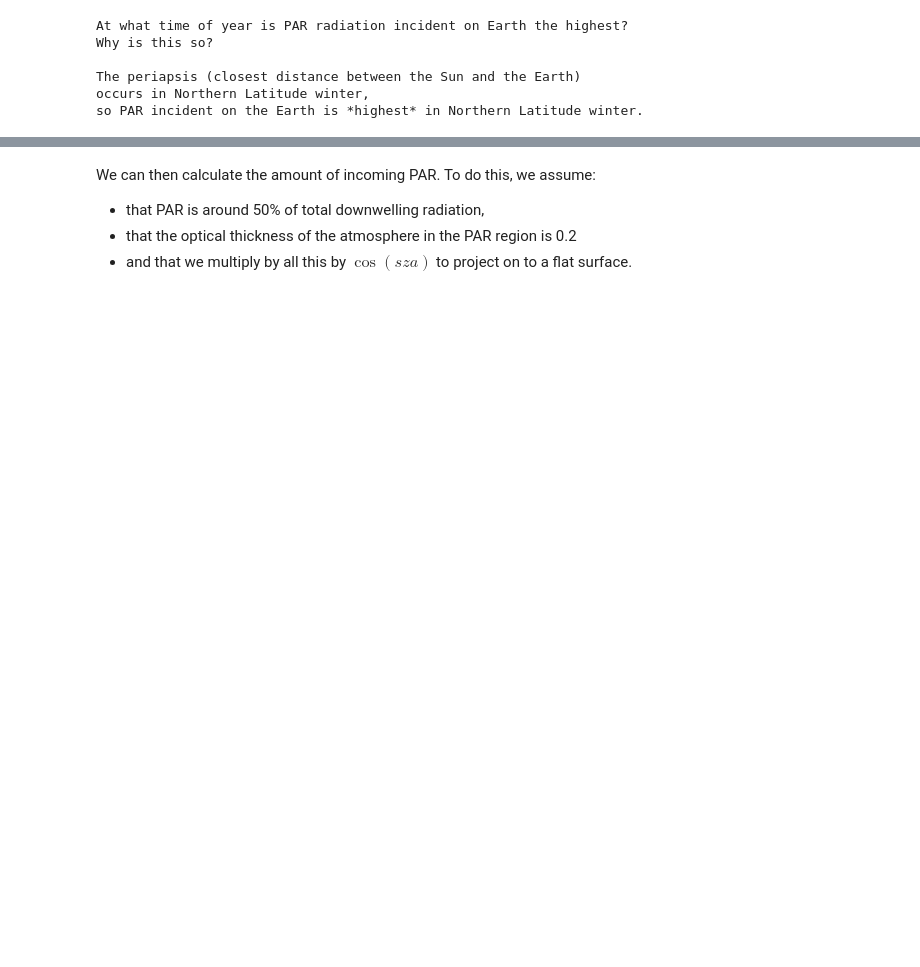
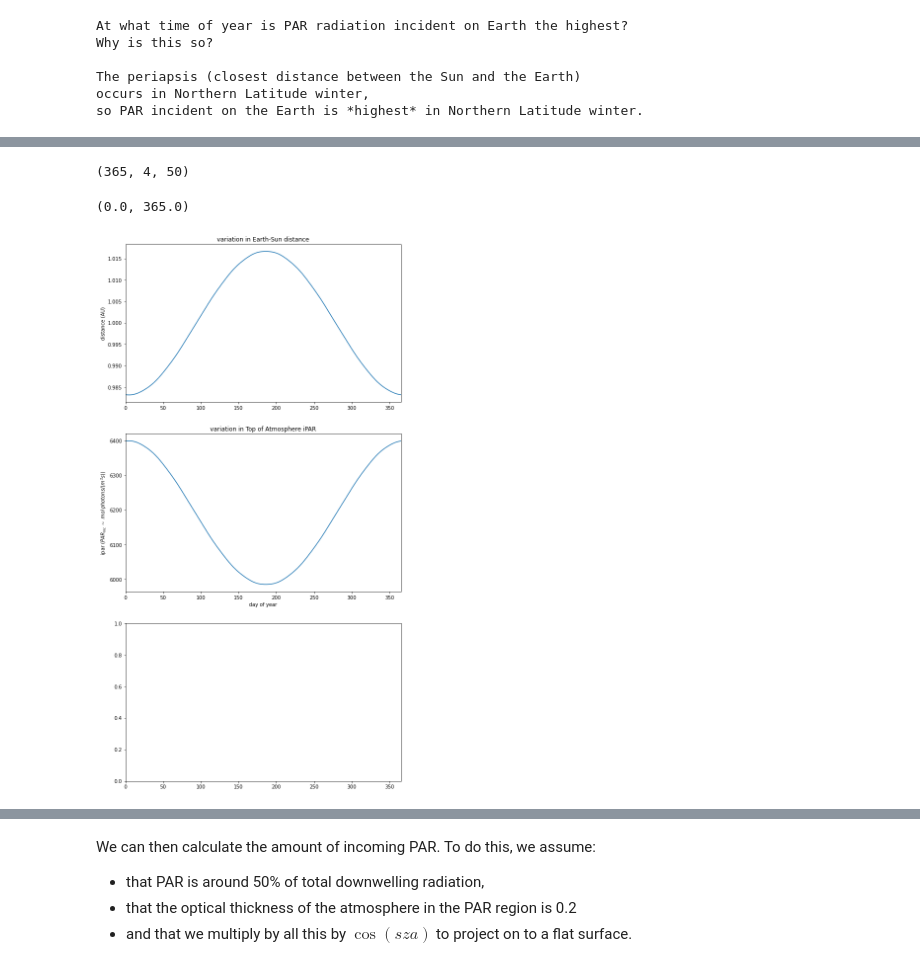
Before and after one commit to UCL-EO/geog0133-practicals, a Jupyter notebook: notebooks/03-Photosynthesis_Modelling_Practical.ipynb, the cells around one changed output, grey strips where cells are left out. Drawn from its saved outputs; the diff is of its cells as text; code cells hidden in the pictures; blank space fills up the shorter version.

```diff
--- a/notebooks/03-Photosynthesis_Modelling_Practical.ipynb
+++ b/notebooks/03-Photosynthesis_Modelling_Practical.ipynb
@@ -637,0 +650,47 @@ Why do we have the seasons we do?
+# %%
+year=2020
+doys = np.arange(1,366)
+dts = [datetime(year,1,1) + timedelta(int(doy)-1) for doy in doys]
+
+latitudes = [90-23.5,23.5,-23.5,25.5-90]
+lat = latitudes[0]
+data = np.array([solar_model(0.,[0,30],np.arange(25),dt.day,dt.month,dt.year,lat,0) for dt in dts])
+
+# proportion of SW that is in PAR
+parprop = 0.5
+# cos of sza
+mu = np.cos(data[:,1,:])
+# ipar
+ipar = (data[:,3,:] * mu *
+
+
+        ipar = solar_radiation* parprop * np.exp(-tau/mu) * mu
+# %% [output]
+(365, 4, 50)
+# %%
+year=2020
+doys = np.arange(1,366)
+dts = [datetime(year,1,1) + timedelta(int(doy)-1) for doy in doys]
+
+latitudes = [90-23.5,23.5,-23.5,25.5-90]
+fig,axs = plt.subplots(len(latitudes),1,figsize=(10,20))
+
+for i,lat in enumerate(latitudes):
+    # solar distance per 1/2 hour
+    data = [solar_model(0.,[0,30],np.arange(25),dt.day,dt.month,dt.year,lat,0) for dt in dts]
+    sza  = [solar_model(0.,[0,30],np.arange(25),dt.day,dt.month,dt.year,lat,0)[1] for dt in dts]
+    par = np.array(ipar)*np.cos(np.array(sza))
+    # plotting
+    axs[i].plot(doys,distance)
+axs[0].set_title('variation in Earth-Sun distance')
+axs[0].set_ylabel('distance (AU)')
+axs[1].plot(doys,ipar)
+axs[1].set_title('variation in Top of Atmosphere iPAR')
+axs[1].set_xlabel('day of year')
+axs[1].set_ylabel('ipar ($PAR_{inc}\,\sim$ $mol\, photons/ (m^2 s)$)')
+axs[0].set_xlim(0,doys[-1])
+axs[1].set_xlim(0,doys[-1])
+axs[2].set_xlim(0,doys[-1])
+# %% [output]
+(0.0, 365.0)
+[figure, added]
```
Also changed, not shown: parts of 9 cells of this notebook.
